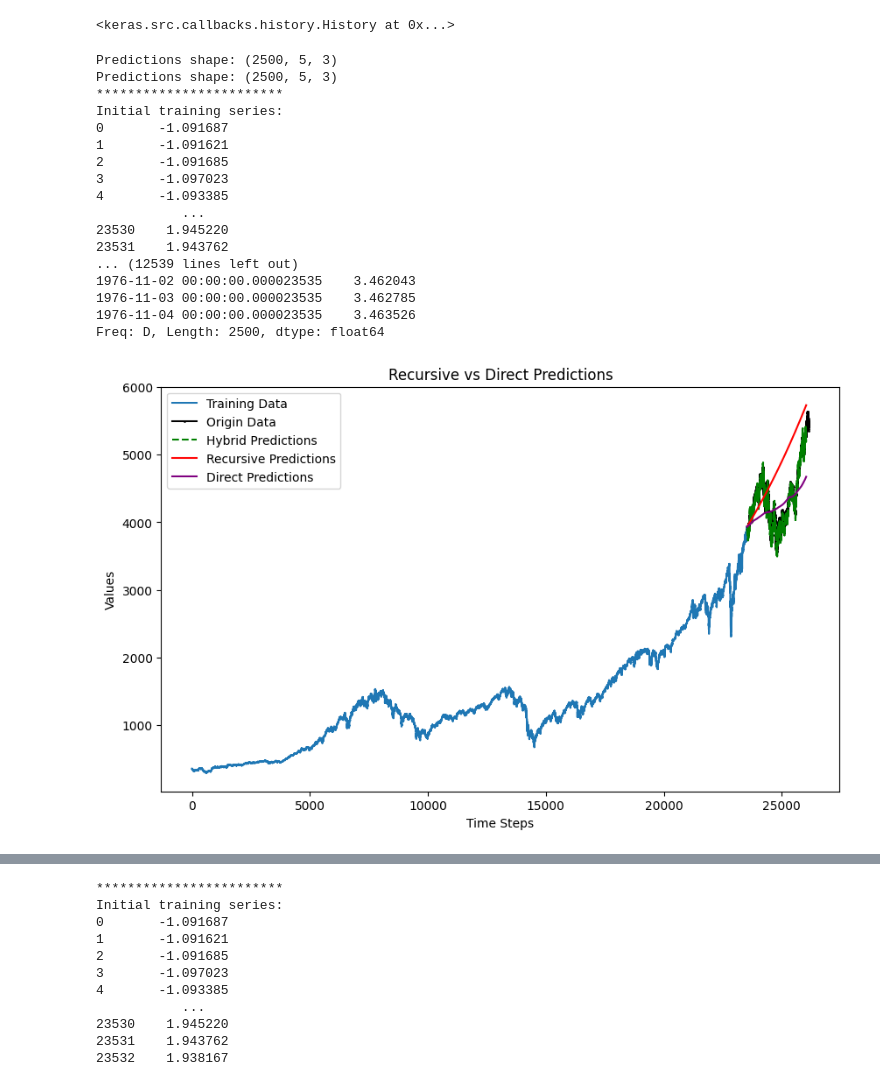
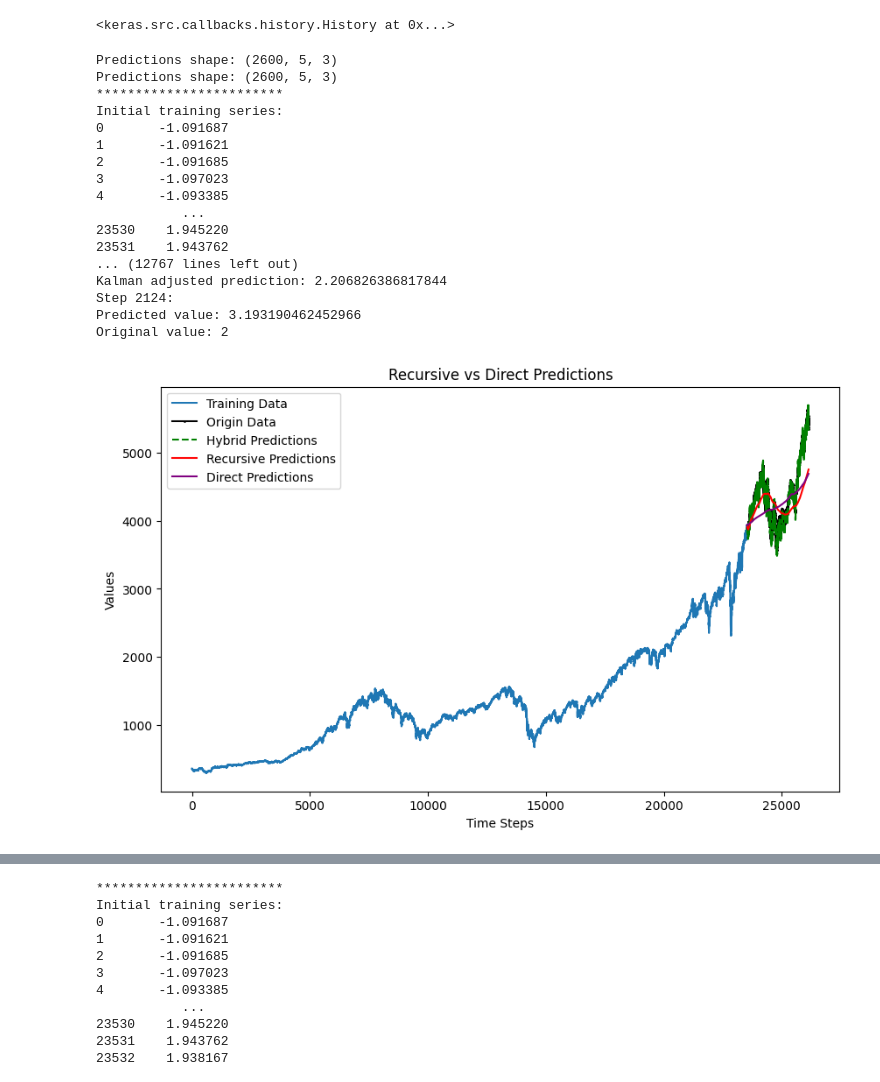
Before and after one commit to porchportal/stock-market-prediction-by--multi-Task-learning, a Jupyter notebook: VScodeML@2/speedPaper/testing02.ipynb, the cells around one changed output, grey strips where cells are left out. Cells and saved outputs as stored; diff of their text form; code cells hidden in the pictures.

Commit message:
update Kalman Filter Integration

```diff
--- a/VScodeML@2/speedPaper/testing02.ipynb
+++ b/VScodeML@2/speedPaper/testing02.ipynb
@@ -654,40 +647,40 @@ Epoch 25/25
 # %%
 # scaler = StandardScaler()
 # train_data = scaler.fit_transform(
 #     X_train.reshape(-1, 1)).reshape(X_train.shape)
 
 predict_and_forecast = PredictAndForecast(
     model, X_train, X_val,
     n_input=5
 )
-step_time_prediction = 2500
+step_time_prediction = 2600
 
 predictions = predict_and_forecast.get_predictions(step=step_time_prediction)
 print(f'Predictions shape: {predictions.shape}')
 predictions = np.array(predictions).flatten()
 # predict_and_forecast.plot_predictions(
 #     steps=500, preds=predictions, normaliza_bool=True, scaler=scaler_type)
 test_series, recursive_preds, direct_preds, hybrid_preds = predict_and_forecast.plot_predictions(
-    steps=step_time_prediction, preds=predictions, normaliza_bool=True, scaler=scaler_type, tracker_active=False)
+    steps=step_time_prediction, preds=predictions, normaliza_bool=True, scaler=scaler_type)
 # %% [output]
-Predictions shape: (2500, 5, 3)
-Predictions shape: (2500, 5, 3)
+Predictions shape: (2600, 5, 3)
+Predictions shape: (2600, 5, 3)
 ************************
 Initial training series:
 0       -1.091687
 1       -1.091621
 2       -1.091685
 3       -1.097023
 4       -1.093385
            ...
 23530    1.945220
 23531    1.943762
-... (12539 lines left out)
-1976-11-02 00:00:00.000023535    3.462043
-1976-11-03 00:00:00.000023535    3.462785
-1976-11-04 00:00:00.000023535    3.463526
-Freq: D, Length: 2500, dtype: float64
+... (12767 lines left out)
+Kalman adjusted prediction: 2.206826386817844
+Step 2124:
+Predicted value: 3.193190462452966
+Original value: 2
-[figure, old version]
+[figure, new version]
 # %%
 metrics = predict_and_forecast.evaluate_predictions(
     test_series, recursive_preds, direct_preds, hybrid_preds)
```
Also changed, not shown: parts of 3 cells of this notebook.
